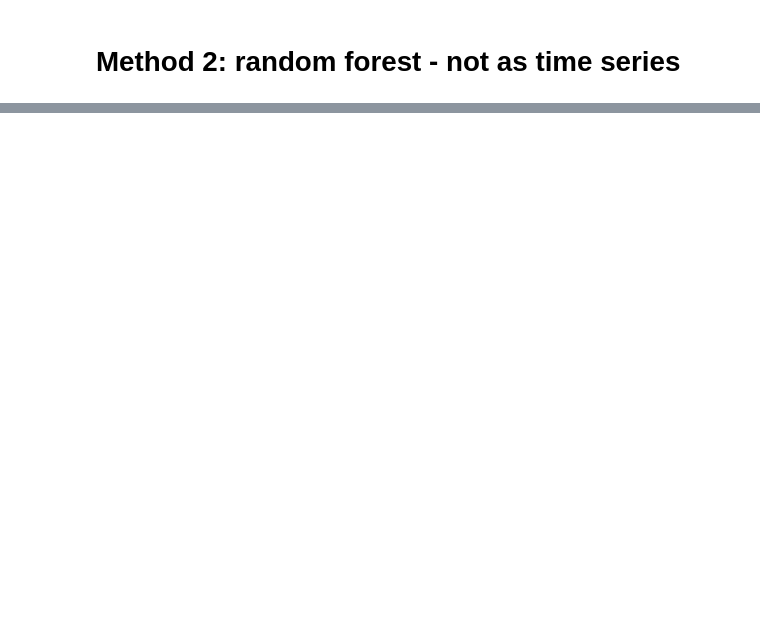
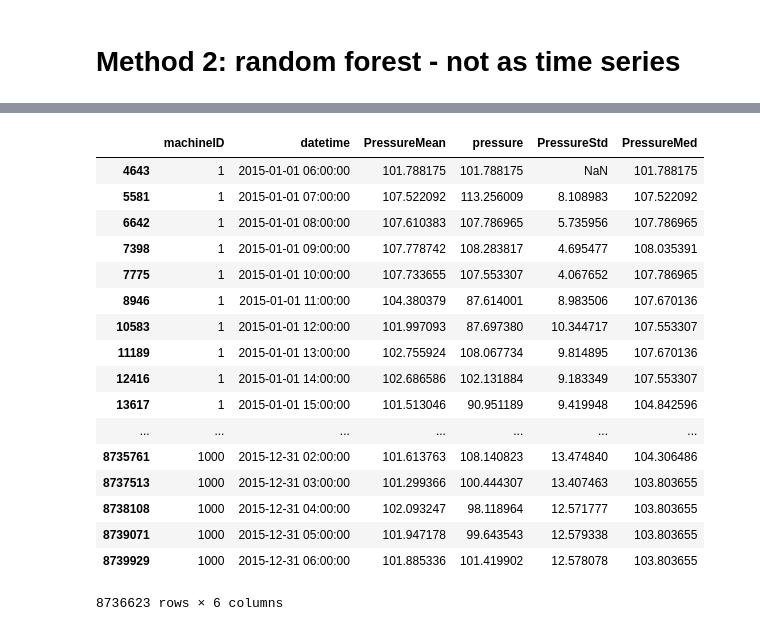
Before and after one commit to abhinav15feb/Predictive-Modeling, a Jupyter notebook: SQLPredictiveMaintenance.ipynb, the cells around one changed output, grey strips where cells are left out. Drawn from its saved outputs; the diff is of its cells as text; code cells hidden in the pictures; blank space fills up the shorter version.

```diff
--- a/SQLPredictiveMaintenance.ipynb
+++ b/SQLPredictiveMaintenance.ipynb
@@ -514,0 +430,55 @@ round(numpy.mean(errors), 2)
+# %%
+w1 = 11
+w0 = 7
+final_data['comp1_1stwarning'] = numpy.where(final_data['RULtillFail_comp1'] <= w1, 1, 0 )
+final_data['comp2_1stwarning'] = numpy.where(final_data['RULtillFail_comp2'] <= w1, 1, 0 )
+final_data['comp3_1stwarning'] = numpy.where(final_data['RULtillFail_comp3'] <= w1, 1, 0 )
+final_data['comp4_1stwarning'] = numpy.where(final_data['RULtillFail_comp4'] <= w1, 1, 0 )
+final_data['comp1_2ndwarning'] = final_data['comp1_1stwarning']
+final_data['comp2_2ndwarning'] = final_data['comp2_1stwarning']
+final_data['comp3_2ndwarning'] = final_data['comp3_1stwarning']
+final_data['comp4_2ndwarning'] = final_data['comp4_1stwarning']
+
+
+final_data.loc[final_data['RULtillFail_comp1'] <= w0, 'comp1_2ndwarning'] = 2
+final_data.loc[final_data['RULtillFail_comp2'] <= w0, 'comp2_2ndwarning'] = 2
+final_data.loc[final_data['RULtillFail_comp3'] <= w0, 'comp3_2ndwarning'] = 2
+final_data.loc[final_data['RULtillFail_comp4'] <= w0, 'comp4_2ndwarning'] = 2
+
+final_data = final_data.dropna()
+# %%
+final_data['PressureMean'] = final_data.groupby('machineID').pressure.rolling(window=24,min_periods=1).mean().reset_index(level=0, drop=True)
+final_data['VoltMean'] = final_data.groupby('machineID').volt.rolling(window=24,min_periods=1).mean().reset_index(level=0, drop=True)
+final_data['RotateMean'] = final_data.groupby('machineID').rotate.rolling(window=24,min_periods=1).mean().reset_index(level=0, drop=True)
+final_data['VibrationMean'] = final_data.groupby('machineID').vibration.rolling(window=24,min_periods=1).mean().reset_index(level=0, drop=True)
+# %%
+final_data['PressureStd'] = final_data.groupby('machineID').pressure.rolling(window=24,min_periods=0).std().reset_index(level=0, drop=True)
+final_data['VoltStd'] = final_data.groupby('machineID').volt.rolling(window=24,min_periods=0).std().reset_index(level=0, drop=True)
+final_data['RotateStd'] = final_data.groupby('machineID').rotate.rolling(window=24,min_periods=0).std().reset_index(level=0, drop=True)
+final_data['VibrationStd'] = final_data.groupby('machineID').vibration.rolling(window=24,min_periods=0).std().reset_index(level=0, drop=True)
+# %%
+final_data['PressureMed'] = final_data.groupby('machineID').pressure.rolling(window=24,min_periods=0).median().reset_index(level=0, drop=True)
+final_data['VoltMed'] = final_data.groupby('machineID').volt.rolling(window=24,min_periods=0).median().reset_index(level=0, drop=True)
+final_data['RotateMed'] = final_data.groupby('machineID').rotate.rolling(window=24,min_periods=0).median().reset_index(level=0, drop=True)
+final_data['VibrationMed'] = final_data.groupby('machineID').vibration.rolling(window=24,min_periods=0).median().reset_index(level=0, drop=True)
+# %%
+final_data[['machineID','datetime','PressureMean', 'pressure', 'PressureStd','PressureMed'] ].sort_values(['machineID','datetime'])
+# %% [output]
+|  | machineID | datetime | PressureMean | pressure | PressureStd | PressureMed |
+| 4643 | 1 | 2015-01-01 06:00:00 | 101.788175 | 101.788175 | NaN | 101.788175 |
+| 5581 | 1 | 2015-01-01 07:00:00 | 107.522092 | 113.256009 | 8.108983 | 107.522092 |
+| 6642 | 1 | 2015-01-01 08:00:00 | 107.610383 | 107.786965 | 5.735956 | 107.786965 |
+| 7398 | 1 | 2015-01-01 09:00:00 | 107.778742 | 108.283817 | 4.695477 | 108.035391 |
+| 7775 | 1 | 2015-01-01 10:00:00 | 107.733655 | 107.553307 | 4.067652 | 107.786965 |
+| 8946 | 1 | 2015-01-01 11:00:00 | 104.380379 | 87.614001 | 8.983506 | 107.670136 |
+| 10583 | 1 | 2015-01-01 12:00:00 | 101.997093 | 87.697380 | 10.344717 | 107.553307 |
+| 11189 | 1 | 2015-01-01 13:00:00 | 102.755924 | 108.067734 | 9.814895 | 107.670136 |
+| 12416 | 1 | 2015-01-01 14:00:00 | 102.686586 | 102.131884 | 9.183349 | 107.553307 |
+| 13617 | 1 | 2015-01-01 15:00:00 | 101.513046 | 90.951189 | 9.419948 | 104.842596 |
+| ... | ... | ... | ... | ... | ... | ... |
+| 8735761 | 1000 | 2015-12-31 02:00:00 | 101.613763 | 108.140823 | 13.474840 | 104.306486 |
+| 8737513 | 1000 | 2015-12-31 03:00:00 | 101.299366 | 100.444307 | 13.407463 | 103.803655 |
+| 8738108 | 1000 | 2015-12-31 04:00:00 | 102.093247 | 98.118964 | 12.571777 | 103.803655 |
+| 8739071 | 1000 | 2015-12-31 05:00:00 | 101.947178 | 99.643543 | 12.579338 | 103.803655 |
+| 8739929 | 1000 | 2015-12-31 06:00:00 | 101.885336 | 101.419902 | 12.578078 | 103.803655 |
+8736623 rows × 6 columns
```
Also changed, not shown: parts of 45 cells of this notebook.
